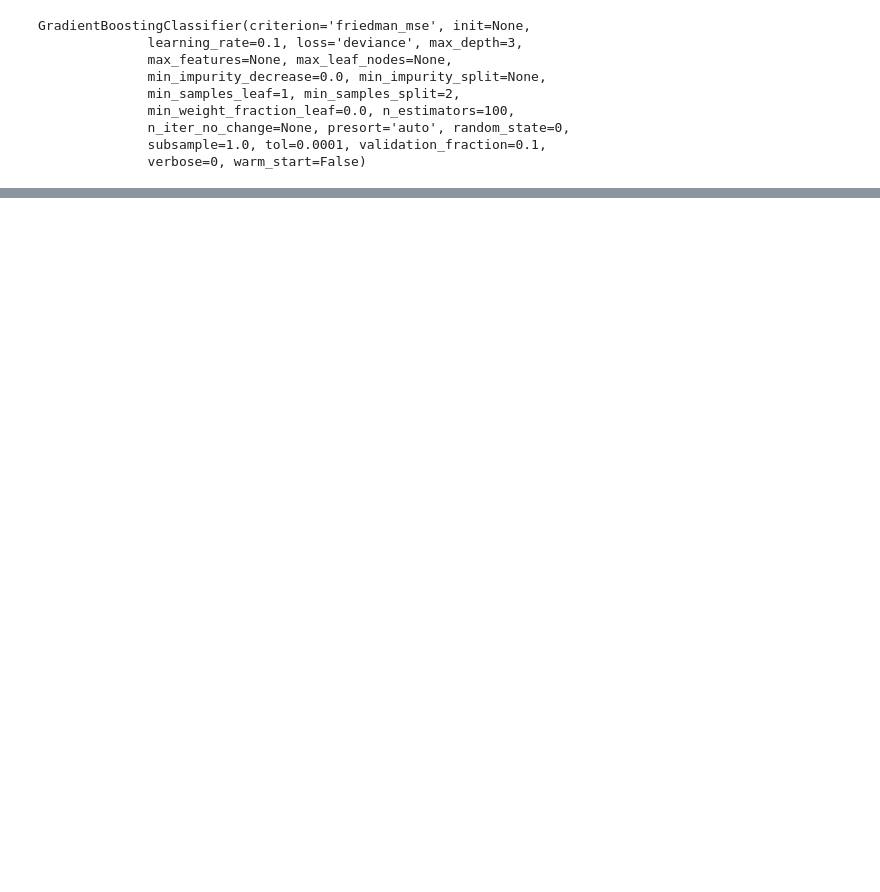
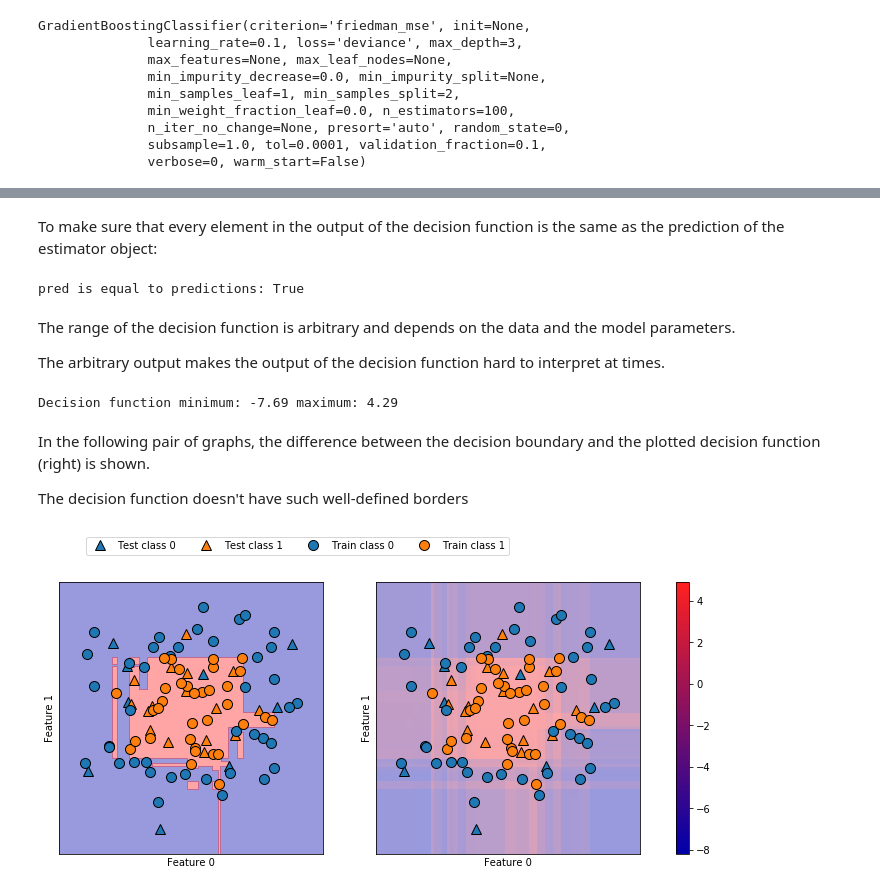
Before and after one commit to Patabu2/machine_learning_study, a Jupyter notebook: Chapter 2- Supervised learning.ipynb, the cells around one changed output, grey strips where cells are left out. Saved outputs shown, nothing was run; the diff lists cells and outputs as text; code cells hidden in the pictures; blank space fills up the shorter version.

```diff
--- a/Chapter 2- Supervised learning.ipynb
+++ b/Chapter 2- Supervised learning.ipynb
@@ -1574,0 +1618,50 @@ GradientBoostingClassifier(criterion='friedman_mse', init=None,
+# %% [markdown]
+To make sure that every element in the output of the decision function is the same as the prediction of the estimator object:
+# %%
+# make the boolean True/False into 0 and 1
+greater_zero = (gbrt.decision_function(X_test) > 0).astype(int)
+# use 0 and 1 as indices into classes_
+pred = gbrt.classes_[greater_zero]
+# pred is the same as the output of gbrt.predict
+print("pred is equal to predictions:",
+      np.all(pred == gbrt.predict(X_test)))
+# %% [output]
+pred is equal to predictions: True
+# %% [markdown]
+The range of the decision function is arbitrary and depends on the data and the model parameters.
+
+The arbitrary output makes the output of the decision function hard to interpret at times.
+# %%
+decision_function = gbrt.decision_function(X_test)
+print("Decision function minimum: {:.2f} maximum: {:.2f}".format(
+      np.min(decision_function), np.max(decision_function)))
+# %% [output]
+Decision function minimum: -7.69 maximum: 4.29
+# %% [markdown]
+In the following pair of graphs, the difference between the decision boundary and the plotted decision function (right) is shown.
+
+The decision function doesn't have such well-defined borders
+# %%
+fig, axes = plt.subplots(1, 2, figsize=(13, 5))
+mglearn.tools.plot_2d_separator(gbrt, X, ax=axes[0], alpha=.4,
+                                fill=True, cm=mglearn.cm2)
+scores_image = mglearn.tools.plot_2d_scores(gbrt, X, ax=axes[1],
+                                            alpha=.4, cm=mglearn.ReBl)
+
+for ax in axes:
+    # plot training and test points
+    mglearn.discrete_scatter(X_test[:, 0], X_test[:, 1], y_test,
+                             markers='^', ax=ax)
+    mglearn.discrete_scatter(X_train[:, 0], X_train[:, 1], y_train,
+                             markers='o', ax=ax)
+    ax.set_xlabel("Feature 0")
+    ax.set_ylabel("Feature 1")
+cbar = plt.colorbar(scores_image, ax=axes.tolist())
+cbar.set_alpha(1)
+cbar.draw_all()
+axes[0].legend(["Test class 0", "Test class 1", "Train class 0",
+                "Train class 1"], ncol=4, loc=(.1, 1.1))
+
+plt.show()
+# %% [output]
+[figure, added]
```
Also changed, not shown: parts of 30 cells of this notebook.
